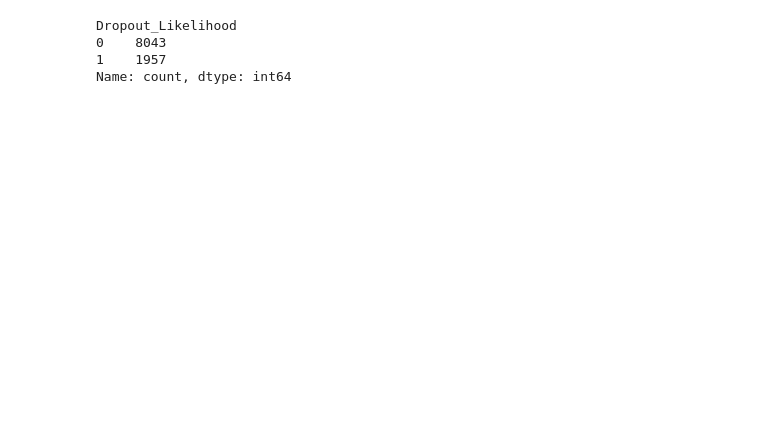
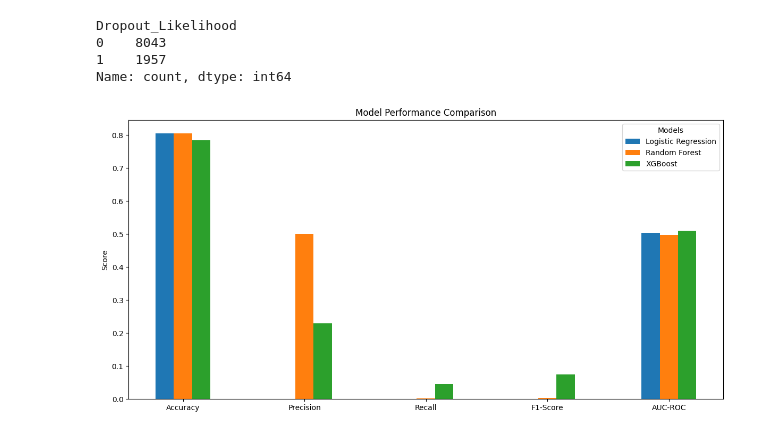
Before and after one commit to Aneesh-382005/EvolveEd, a Jupyter notebook: notebooks/DroupoutVis.ipynb, the cells around one changed output. Cells and saved outputs as stored; diff of their text form; code cells hidden in the pictures; blank space fills up the shorter version.

```diff
--- a/notebooks/DroupoutVis.ipynb
+++ b/notebooks/DroupoutVis.ipynb
@@ -34,13 +12,17 @@ from sklearn.metrics import accuracy_score, precision_score, recall_score, f1_sc
 import warnings
 
 try:
-    df = pd.read_csv('/content/personalized_learning_dataset.csv')
+    df = pd.read_csv('../data/raw/personalized_learning_dataset.csv')
     print("Dataset loaded successfully.")
 except FileNotFoundError:
     print("Error: personalized_learning_dataset.csv not found.")
     exit()
 
-df = df.drop('Student_ID', axis=1)
+if 'Student_ID' in df.columns:
+    df = df.drop('Student_ID', axis=1)
+    print("Dropped 'Student_ID' column.")
+else:
+    print("'Student_ID' column not found.")
 
 if 'Final_Exam_Score' in df.columns:
     df = df.drop('Final_Exam_Score', axis=1)
@@ -49,6 +31,7 @@ else:
     print("'Final_Exam_Score' column not found.")
 
 df['Dropout_Likelihood'] = df['Dropout_Likelihood'].map({'No': 0, 'Yes': 1})
+
 
 X = df.drop('Dropout_Likelihood', axis=1)
 y = df['Dropout_Likelihood']
@@ -181,3 +180,28 @@ Dropout_Likelihood
 0    8043
 1    1957
 Name: count, dtype: int64
+# %%
+import matplotlib.pyplot as plt
+import numpy as np
+
+metrics = ['Accuracy', 'Precision', 'Recall', 'F1-Score', 'AUC-ROC']
+model_names = list(resultsDf.index)
+
+fig, ax = plt.subplots(figsize=(12, 6))
+
+bar_width = 0.15
+x_positions = np.arange(len(metrics))
+
+for i, model in enumerate(model_names):
+    ax.bar(x_positions + i * bar_width, resultsDf.loc[model, metrics], bar_width, label=model)
+
+ax.set_xticks(x_positions + bar_width * (len(model_names) - 1) / 2)
+ax.set_xticklabels(metrics)
+ax.set_ylabel('Score')
+ax.set_title('Model Performance Comparison')
+ax.legend(title='Models')
+
+plt.tight_layout()
+plt.show()
+# %% [output]
+[figure, added]
```
Also changed, not shown: parts of 3 cells of this notebook, 5 other files.
